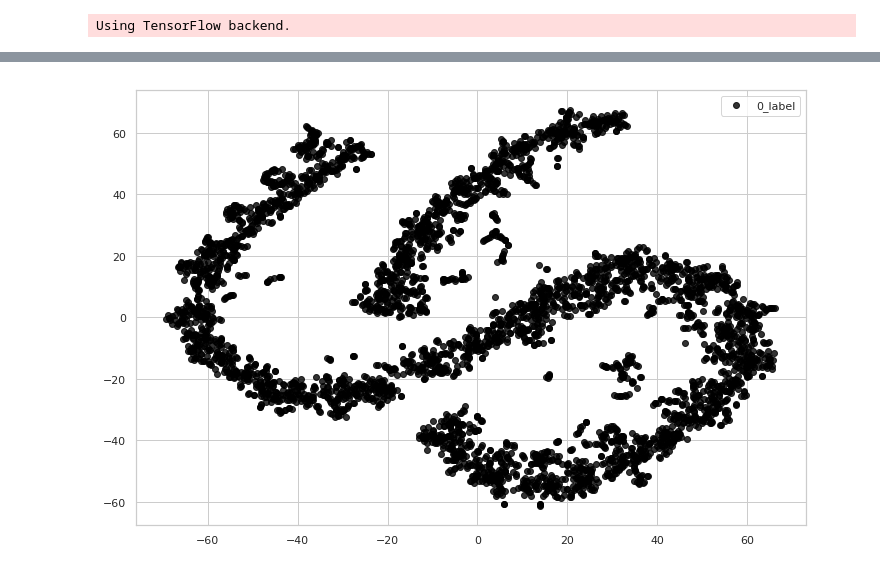
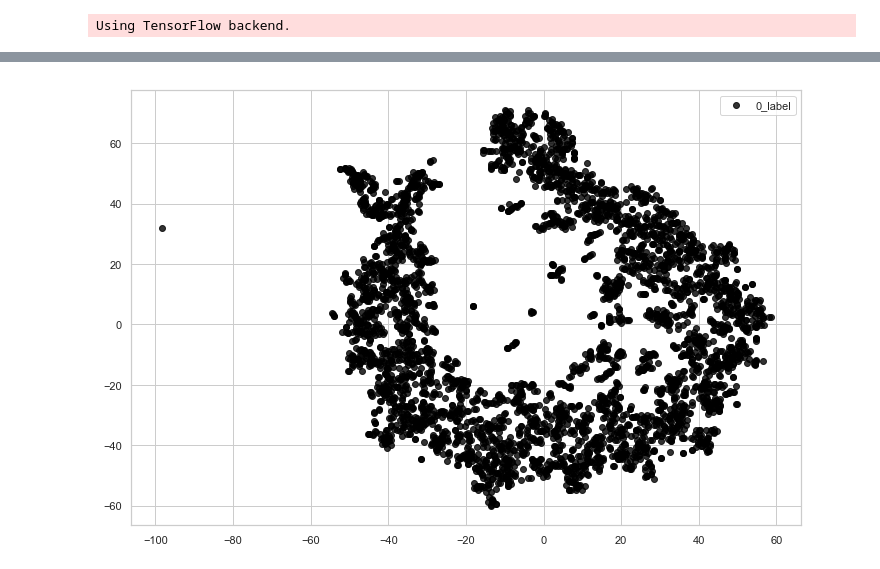
Before and after one commit to superchee/Files, a Jupyter notebook: Auto_encoding_3_24.ipynb, the cells around one changed output, grey strips where cells are left out. Cells and saved outputs as stored; diff of their text form; code cells hidden in the pictures.

```diff
--- a/Auto_encoding_3_24.ipynb
+++ b/Auto_encoding_3_24.ipynb
@@ -156,9 +148,12 @@ tsne_plot(rep_x, rep_y, "latent_label.png")
 # %%
 x_scale_no = preprocessing.MinMaxScaler().fit_transform(data_nolabel_v_f.values)
 test_x = hidden_representation.predict(x_scale_no)
+# %%
+y_nolabel_zeros = np.zeros(data_nolabel_v_f.shape[0])
+tsne_plot(x_scale_no, y_nolabel_zeros, "nolabel_original.png")
+# %% [output]
+[figure, added]
 # %%
 test_y = np.zeros(data_nolabel_v_f.shape[0])
-tsne_plot(test_x, test_y, "test.png")
+#tsne_plot(test_x, test_y, "test.png")
-# %% [output]
-[figure, removed]
 # %%
```
Also changed, not shown: parts of 13 cells of this notebook, 2 other files.
